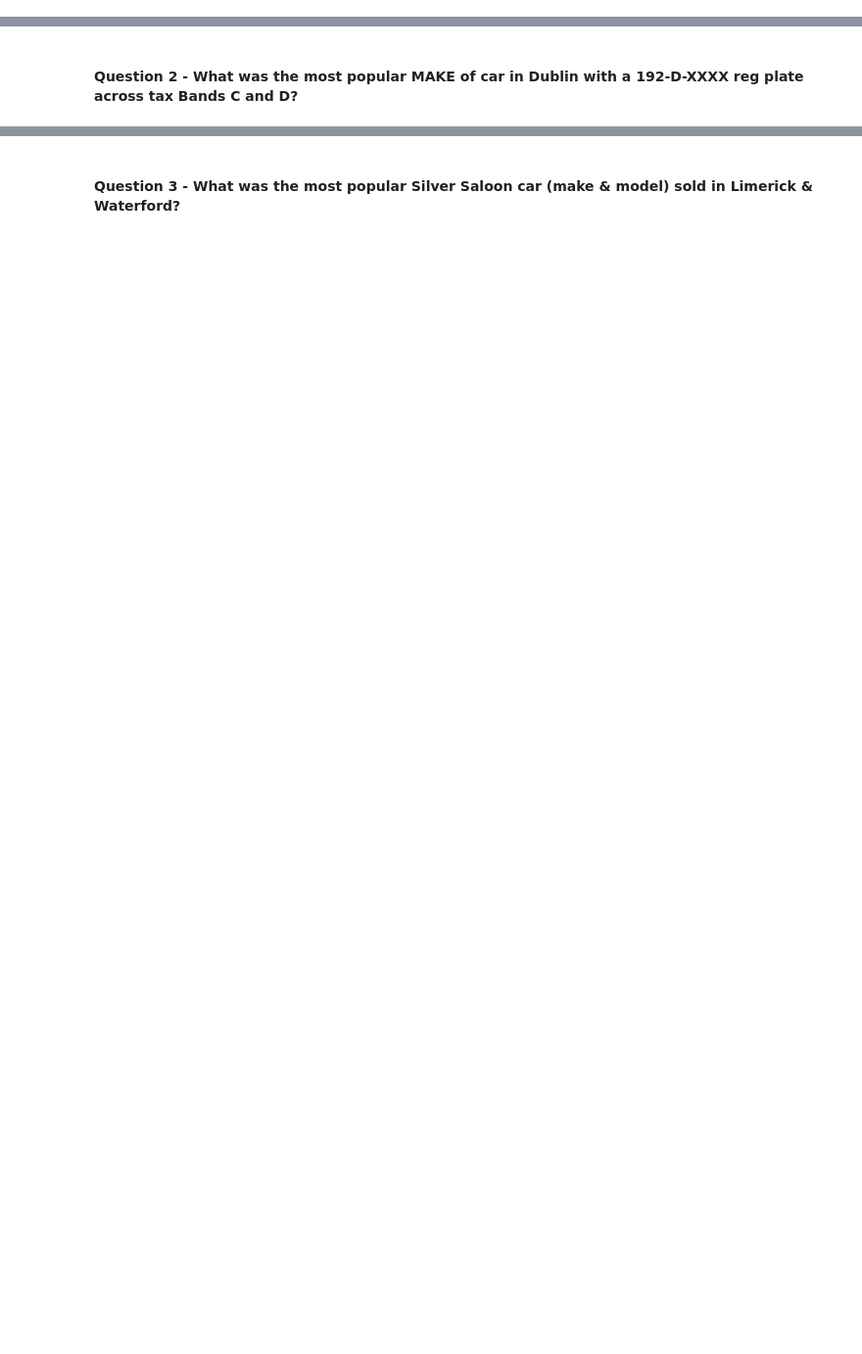
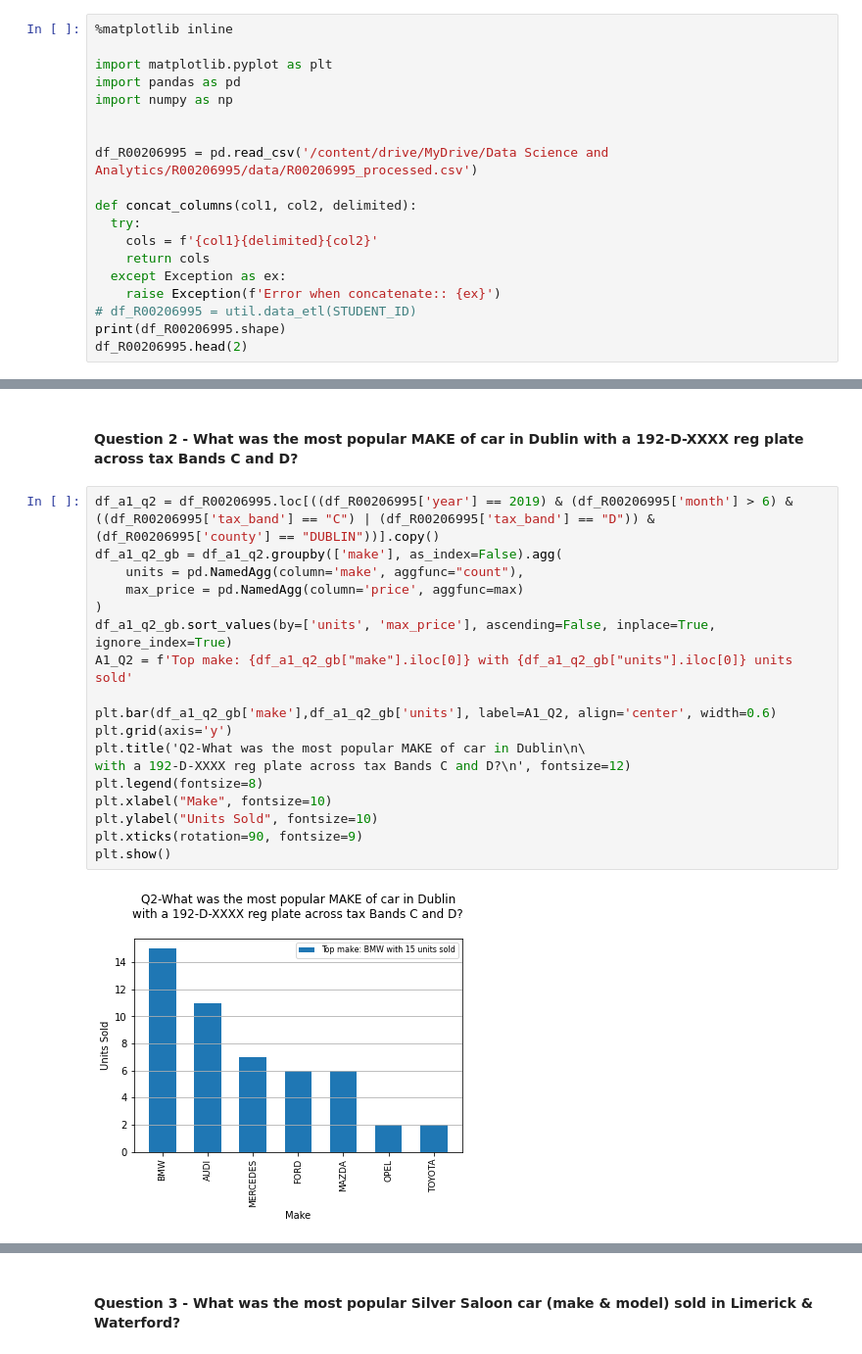
Before and after one commit to NetoRibeiro/DATA8001Assignment1, a Jupyter notebook: R00206995_A1_Notebook.ipynb, the cells around one changed output, grey strips where cells are left out. Shown at 98% size. Saved outputs shown, nothing was run; the diff lists cells and outputs as text; blank space fills up the shorter version.

```diff
--- a/R00206995_A1_Notebook.ipynb
+++ b/R00206995_A1_Notebook.ipynb
@@ -30,0 +29,19 @@ df_R00206995.head(2)
+# %%
+%matplotlib inline
+
+import matplotlib.pyplot as plt
+import pandas as pd
+import numpy as np
+
+
+df_R00206995 = pd.read_csv('/content/drive/MyDrive/Data Science and Analytics/R00206995/data/R00206995_processed.csv')
+
+def concat_columns(col1, col2, delimited):
+  try:
+    cols = f'{col1}{delimited}{col2}'
+    return cols
+  except Exception as ex:
+    raise Exception(f'Error when concatenate:: {ex}')
+# df_R00206995 = util.data_etl(STUDENT_ID)
+print(df_R00206995.shape)
+df_R00206995.head(2)
@@ -38,3 +62,23 @@ print(f'Answer Q1:\t{R00206995_A1_Q1:.2f}')
 # %% [markdown]
 #### Question 2 - What was the most popular MAKE of car in Dublin with a 192-D-XXXX reg plate across tax Bands C and D?
+# %%
+df_a1_q2 = df_R00206995.loc[((df_R00206995['year'] == 2019) & (df_R00206995['month'] > 6) & ((df_R00206995['tax_band'] == "C") | (df_R00206995['tax_band'] == "D")) & (df_R00206995['county'] == "DUBLIN"))].copy()
+df_a1_q2_gb = df_a1_q2.groupby(['make'], as_index=False).agg(
+    units = pd.NamedAgg(column='make', aggfunc="count"),
+    max_price = pd.NamedAgg(column='price', aggfunc=max)
+)
+df_a1_q2_gb.sort_values(by=['units', 'max_price'], ascending=False, inplace=True, ignore_index=True)
+A1_Q2 = f'Top make: {df_a1_q2_gb["make"].iloc[0]} with {df_a1_q2_gb["units"].iloc[0]} units sold'
+
+plt.bar(df_a1_q2_gb['make'],df_a1_q2_gb['units'], label=A1_Q2, align='center', width=0.6)
+plt.grid(axis='y')
+plt.title('Q2-What was the most popular MAKE of car in Dublin\n\
+with a 192-D-XXXX reg plate across tax Bands C and D?\n', fontsize=12)
+plt.legend(fontsize=8)
+plt.xlabel("Make", fontsize=10)
+plt.ylabel("Units Sold", fontsize=10)
+plt.xticks(rotation=90, fontsize=9)
+plt.show()
+# %% [output]
+[figure, added]
 # %%
```
Also changed, not shown: parts of 16 cells of this notebook.
